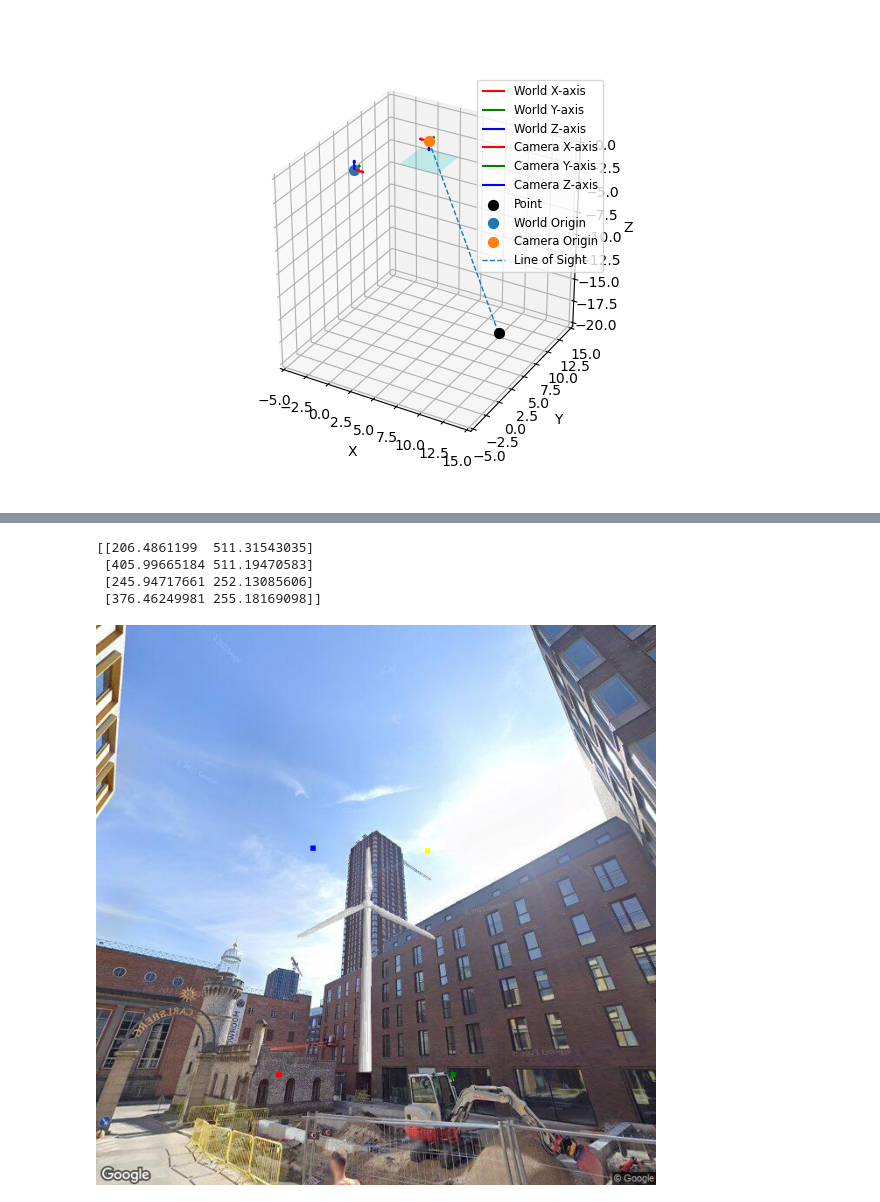
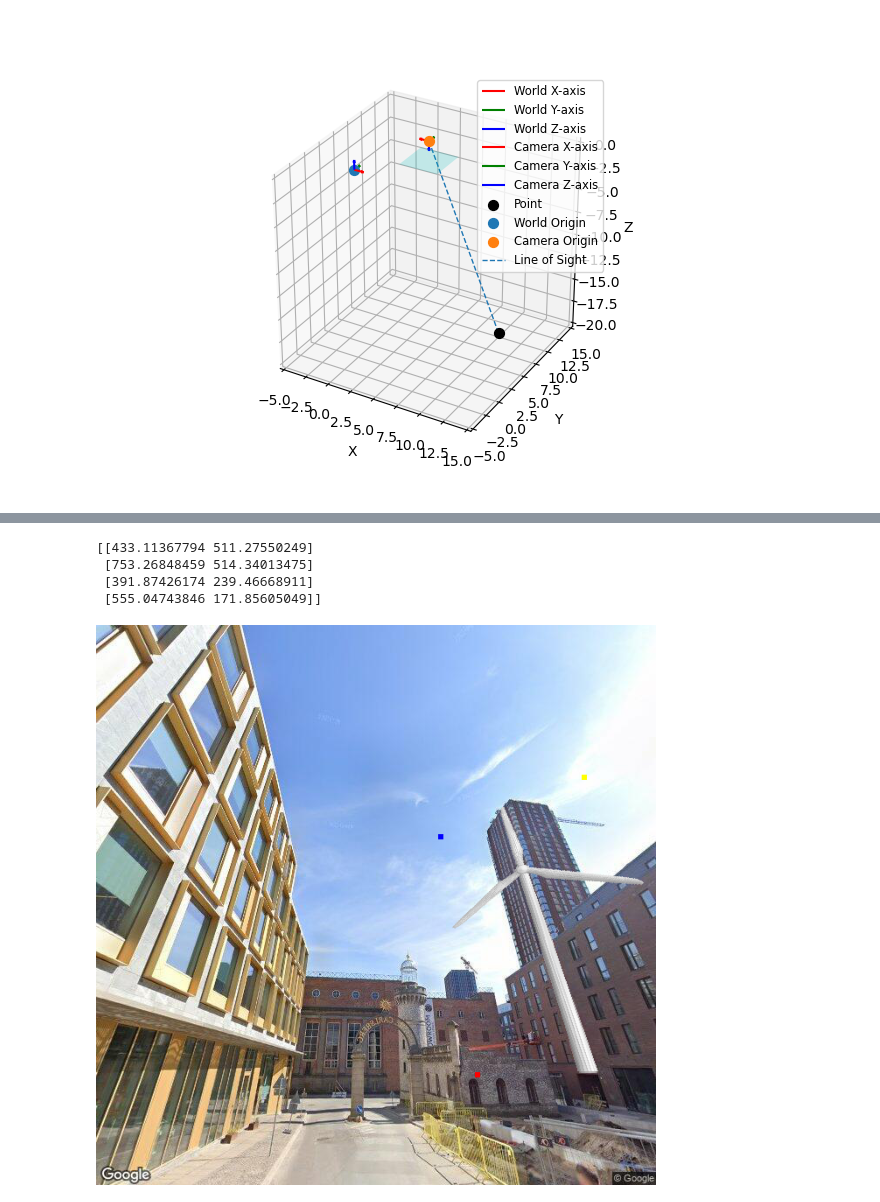
Before and after one commit to FPWRasmussen/DTU-Special-Course, a Jupyter notebook: src/camera_calibration.ipynb, the cells around one changed output, grey strips where cells are left out. Drawn from its saved outputs; the diff is of its cells as text; code cells hidden in the pictures.

```diff
--- a/src/camera_calibration.ipynb
+++ b/src/camera_calibration.ipynb
@@ -198,35 +198,35 @@ plt.show()
 # %%
 camera_coord = [12.5321515, 55.666176]
 turbine_coord = [12.533636688214754, 55.66533363371845]
 
 camera_origin = transform_coordinates(camera_coord[0], camera_coord[1], input_crs_str = "EPSG:4326", output_crs_str = "EPSG:3035")[0,0]
 turbine_origin = transform_coordinates(turbine_coord[0], turbine_coord[1], input_crs_str = "EPSG:4326", output_crs_str = "EPSG:3035")[0,0]
 
 camera_origin = np.append(camera_origin, 2)
 turbine_origin = np.append(turbine_origin, 0)
 
 
-height = 120
-roll, tilt, yaw = np.array([60, 0, 135]) # tilt should be 0
+height = 130
+roll, tilt, yaw = np.array([60, 0, 100]) # tilt should be 0
 theta = np.array([np.deg2rad(roll), np.deg2rad(tilt), np.deg2rad(yaw)])
 
 f = 10 # focal length
 fov = [90, 90]
 
 with open("../assets/API.txt", 'r') as file:
     api_key = file.read().strip()
 
 pull_street_view_image(api_key, camera_coord[0], camera_coord[1], fov = fov[0], heading = yaw, pitch = roll, width = 800, height = 800)
 
 pic_class = Photo("../temp/site_img.png", fov, theta, camera_coord, camera_origin, f)
 turb_class = Turbine("../temp/obj2png.png", fov, height, turbine_coord, turbine_origin, 0)
 
 res_pic = generate_visual_impact(pic_class, turb_class, debug = True)
 
 display(res_pic)
 # %% [output]
-[[206.4861199  511.31543035]
- [405.99665184 511.19470583]
- [245.94717661 252.13085606]
- [376.46249981 255.18169098]]
+[[433.11367794 511.27550249]
+ [753.26848459 514.34013475]
+ [391.87426174 239.46668911]
+ [555.04743846 171.85605049]]
-[figure, old version]
+[figure, new version]
```
Also changed, not shown: 2 other files.
